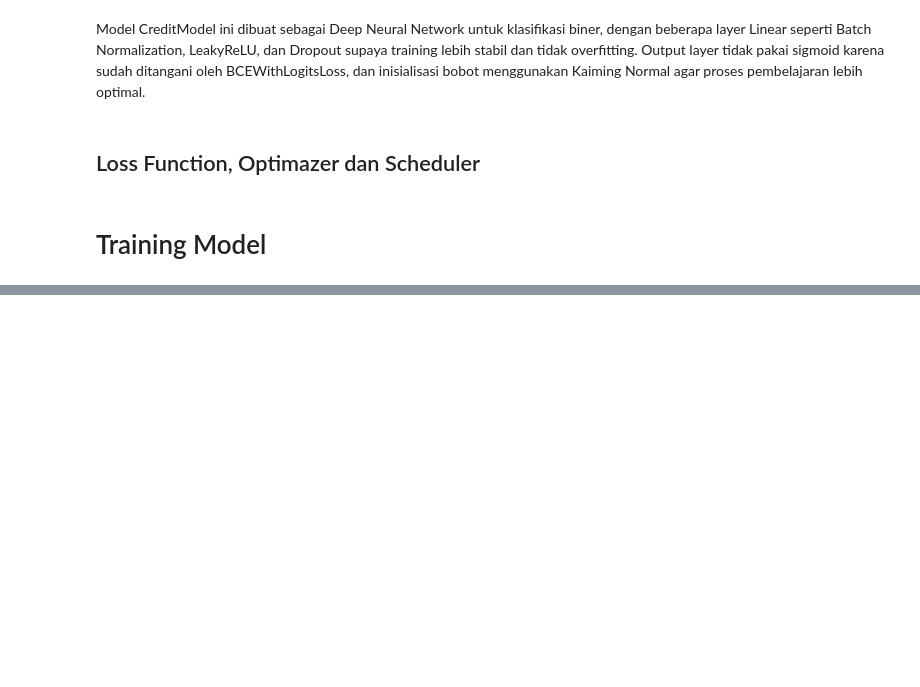
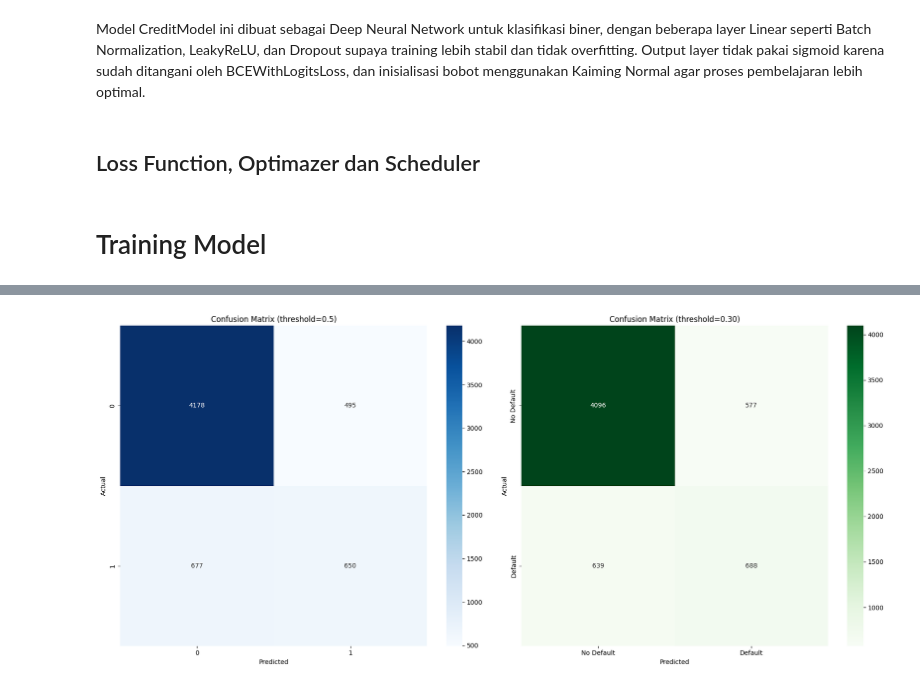
Before and after one commit to PrimaSembiring/credit-risk-prediction, a Jupyter notebook: Untitled.ipynb, the cells around one changed output, grey strips where cells are left out. Saved outputs shown, nothing was run; the diff lists cells and outputs as text; code cells hidden in the pictures; blank space fills up the shorter version.

```diff
--- a/Untitled.ipynb
+++ b/Untitled.ipynb
@@ -409,0 +566,25 @@ def train_epoch(model, loader, optimizer, criterion):
+# %%
+from sklearn.metrics import roc_curve, auc
+fig, axes = plt.subplots(1, 2, figsize=(18, 8))
+
+# 1. Confusion Matrix (threshold 0.5)
+cm = confusion_matrix(y_true, y_pred_default)
+sns.heatmap(cm, annot=True, fmt='d', cmap='Blues', ax=axes[0])
+axes[0].set_title('Confusion Matrix (threshold=0.5)', fontsize=12)
+axes[0].set_xlabel('Predicted')
+axes[0].set_ylabel('Actual')
+
+# 2. Confusion Matrix (threshold optimal)
+cm_opt = confusion_matrix(y_true, y_pred_optimal)
+sns.heatmap(cm_opt, annot=True, fmt='d', cmap='Greens',
+            xticklabels=['No Default', 'Default'],
+            yticklabels=['No Default', 'Default'], ax=axes[1])
+axes[1].set_title(f'Confusion Matrix (threshold={best_thresh:.2f})', fontsize=12)
+axes[1].set_xlabel('Predicted')
+axes[1].set_ylabel('Actual')
+
+plt.tight_layout()
+plt.savefig('evaluation_results.png', dpi=150, bbox_inches='tight')
+plt.show()
+# %% [output]
+[figure, added]
```
Also changed, not shown: parts of 8 cells of this notebook, 2 other files.
